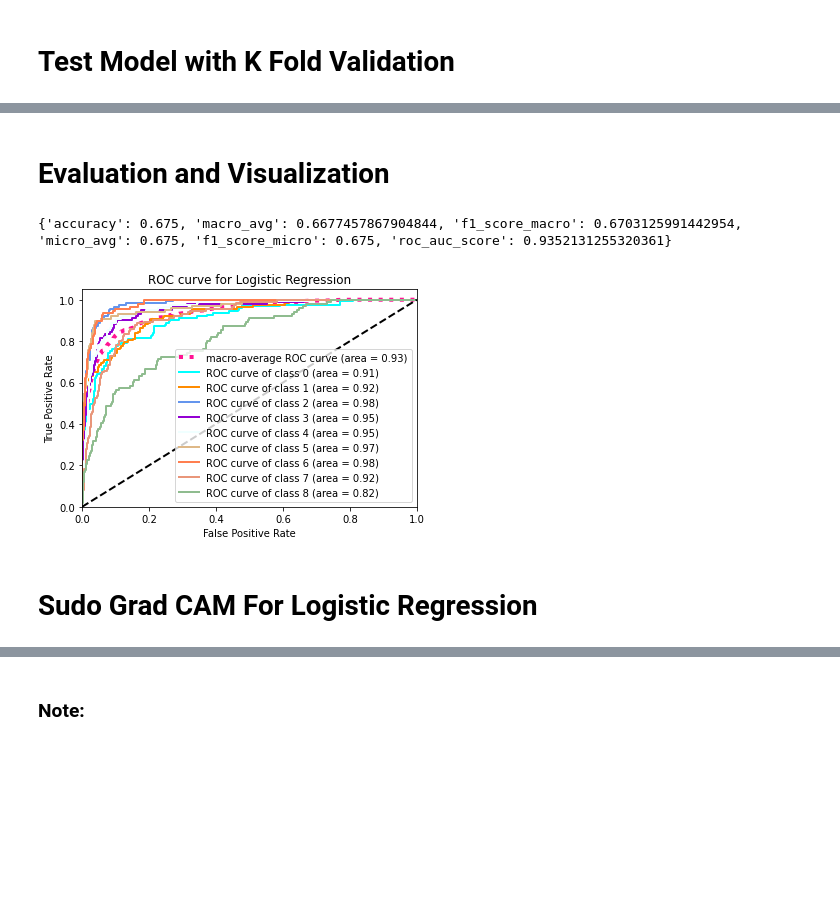
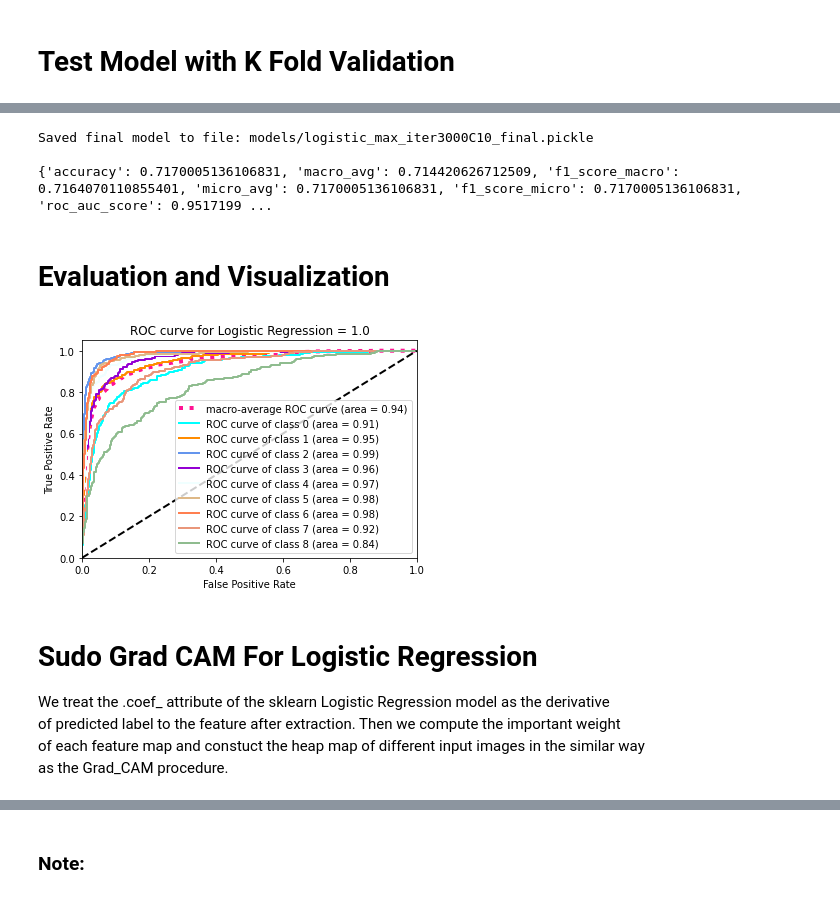
Before and after one commit to zhxchd/weed-out-the-weeds, a Jupyter notebook: pipeline/log_regression_grad_cam.ipynb, the cells around one changed output, grey strips where cells are left out. Saved outputs shown, nothing was run; the diff lists cells and outputs as text; code cells hidden in the pictures; blank space fills up the shorter version.

Commit message:
Log regression

```diff
--- a/pipeline/log_regression_grad_cam.ipynb
+++ b/pipeline/log_regression_grad_cam.ipynb
@@ -155,13 +159,22 @@ print(clfs_and_accuracies)
+# %%
+model = train_model('logistic', {'max_iter': 3000, 'C': best_C}, X_train_flatten, y_train, True)
+
+print(get_precision_scores(model, X_test_flatten, y_test))
+# %% [output]
+Saved final model to file: models/logistic_max_iter3000C10_final.pickle
+
+{'accuracy': 0.7170005136106831, 'macro_avg': 0.714420626712509, 'f1_score_macro': 0.7164070110855401, 'micro_avg': 0.7170005136106831, 'f1_score_micro': 0.7170005136106831, 'roc_auc_score': 0.9517199 ...
 # %% [markdown]
 # Evaluation and Visualization
+# %%
+(fpr, tpr, roc_auc) = get_roc_auc_curve(model, X_train_flatten, y_train, X_test_flatten, y_test, {'is_svm': False})
 # %%
 import importlib
 import run_algo_with_kfold
 importlib.reload(run_algo_with_kfold)
-from run_algo_with_kfold import get_precision_scores, get_roc_auc_curve, visualize_roc_auc_curve
+from run_algo_with_kfold import visualize_roc_auc_curve
+
+title = f'ROC curve for Logistic Regression = {str(best_C)}'
+visualize_roc_auc_curve(title, fpr, tpr, roc_auc, len(np.unique(y_test)))
+# %% [output]
+[figure, added]
-# %%
-for clf_and_accuracy in clfs_and_accuracies:
-  (clf, accuracy) = clf_and_accuracy
-  print(get_precision_scores(clf, X_test_flatten, y_test))
-# %% [output]
-{'accuracy': 0.675, 'macro_avg': 0.6677457867904844, 'f1_score_macro': 0.6703125991442954, 'micro_avg': 0.675, 'f1_score_micro': 0.675, 'roc_auc_score': 0.9352131255320361}
@@ -177,16 +181,9 @@ for clf_and_accuracy in clfs_and_accuracies:
-# %%
-import importlib
-import run_algo_with_kfold
-importlib.reload(run_algo_with_kfold)
-from run_algo_with_kfold import visualize_roc_auc_curve
-
-for fpr, tpr, roc_auc in zip(fprs, tprs, roc_aucs):
-  title = f'ROC curve for Logistic Regression'
-  visualize_roc_auc_curve(title, fpr, tpr, roc_auc, len(np.unique(y_test)))
-# %% [output]
-[figure, removed]
-# %% [markdown]
-# Sudo Grad CAM For Logistic Regression
+# %% [markdown]
+# Sudo Grad CAM For Logistic Regression
+We treat the .coef_ attribute of the sklearn Logistic Regression model as the derivative
+of predicted label to the feature after extraction. Then we compute the important weight
+of each feature map and constuct the heap map of different input images in the similar way
+as the Grad_CAM procedure.
 # %%
 def sudo_gradcam(clf, pred, feature_map_size):
   coefs = clf.coef_[pred]
```
Also changed, not shown: parts of 10 cells of this notebook, 1 other file.
